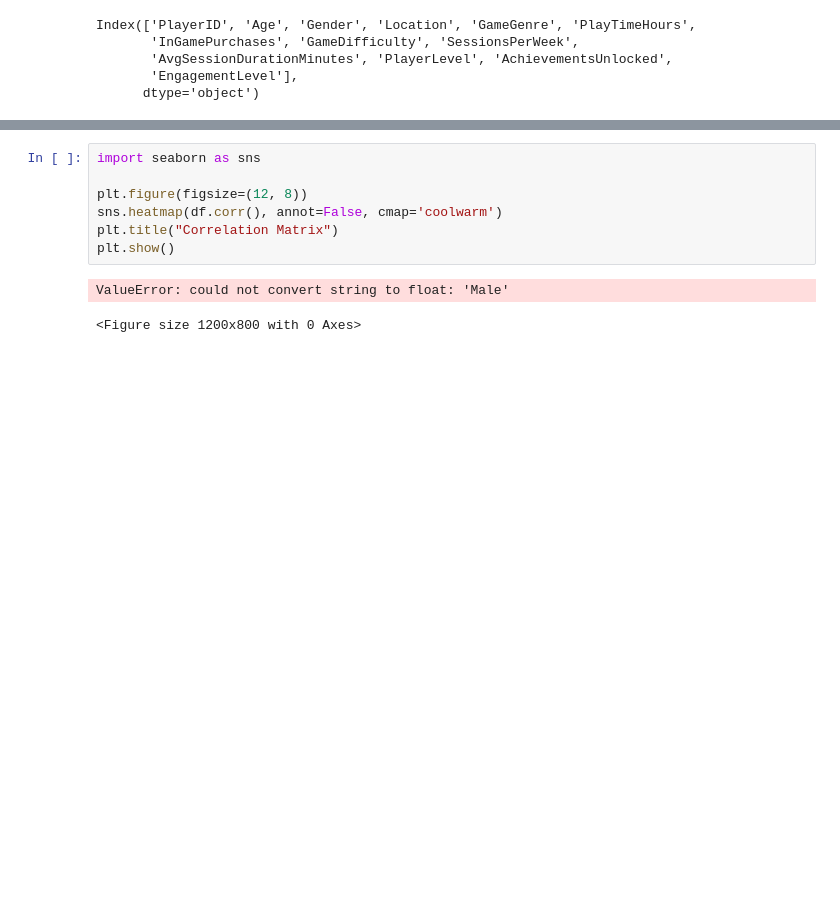
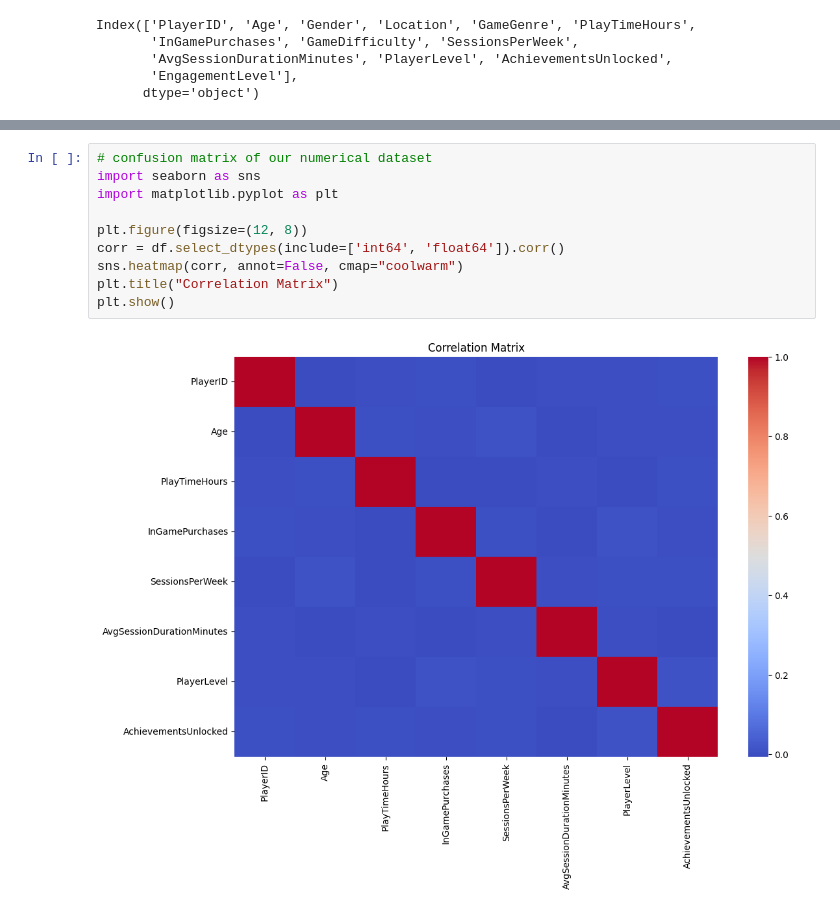
Before and after one commit to LooCodes/ML-Final-Project, a Jupyter notebook: final.ipynb, the cells around one changed output, grey strips where cells are left out. Saved outputs shown, nothing was run; the diff lists cells and outputs as text; blank space fills up the shorter version.

```diff
--- a/final.ipynb
+++ b/final.ipynb
@@ -78,10 +92,12 @@ plt.show()
 # %%
+# confusion matrix of our numerical dataset
 import seaborn as sns
+import matplotlib.pyplot as plt
 
 plt.figure(figsize=(12, 8))
-sns.heatmap(df.corr(), annot=False, cmap='coolwarm')
+corr = df.select_dtypes(include=['int64', 'float64']).corr()
+sns.heatmap(corr, annot=False, cmap="coolwarm")
 plt.title("Correlation Matrix")
 plt.show()
 # %% [output]
-ValueError: could not convert string to float: 'Male'
-<Figure size 1200x800 with 0 Axes>
+[figure, added]
```
Also changed, not shown: parts of 4 cells of this notebook.
